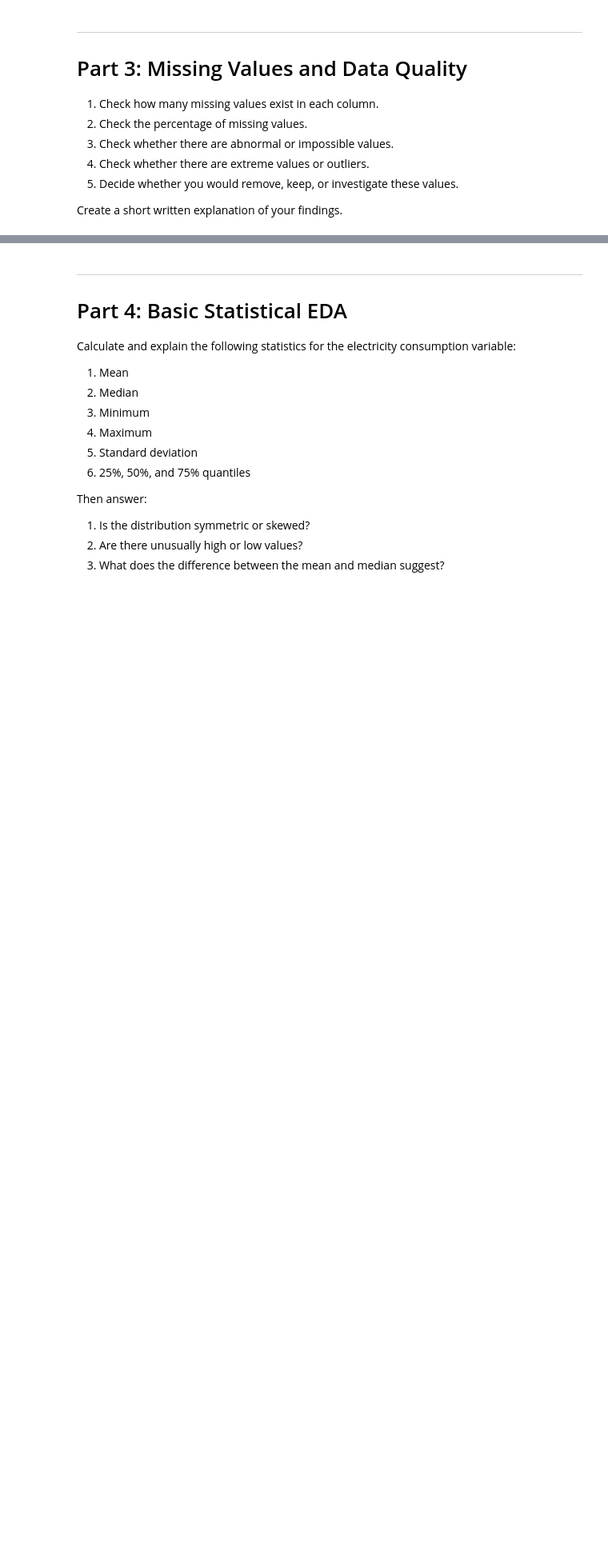
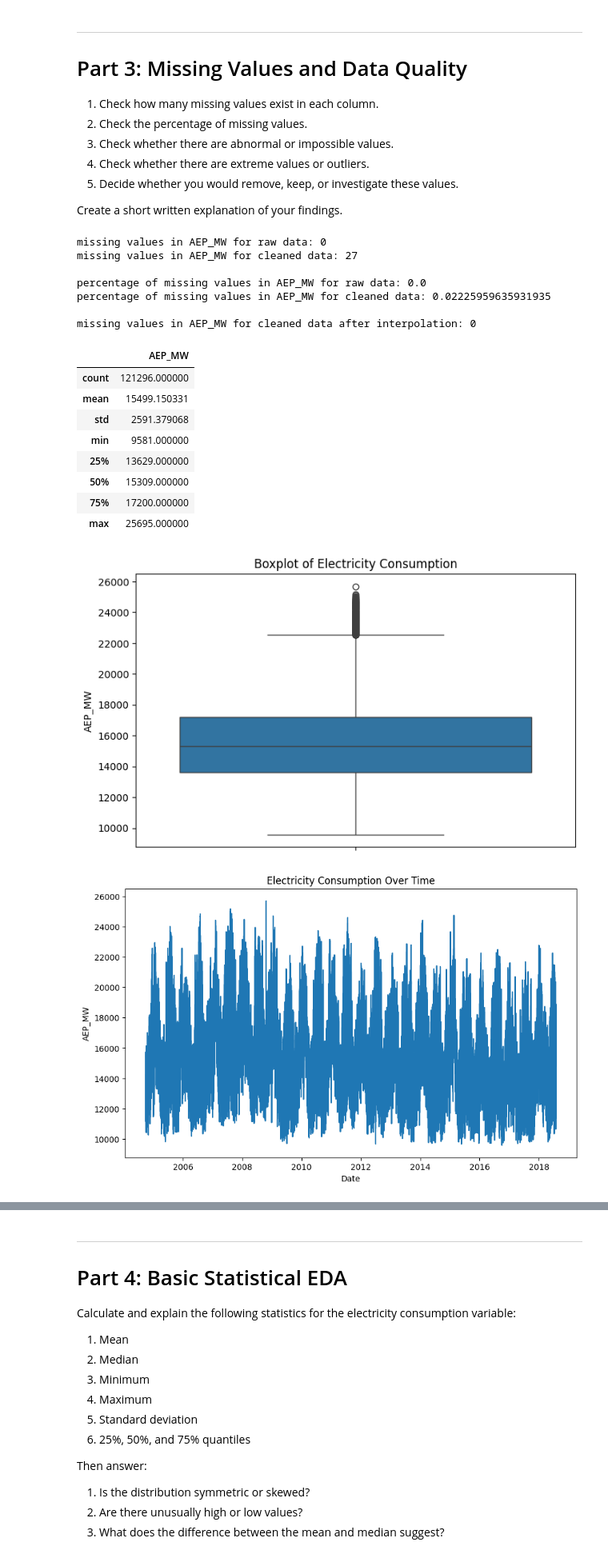
Before and after one commit to Etaiwi/time-series-analysis, a Jupyter notebook: Homework 1/01_time_series_eda_homework.ipynb, the cells around one changed output, grey strips where cells are left out. Shown at 80% size. Saved outputs shown, nothing was run; the diff lists cells and outputs as text; code cells hidden in the pictures; blank space fills up the shorter version.

```diff
--- a/Homework 1/01_time_series_eda_homework.ipynb
+++ b/Homework 1/01_time_series_eda_homework.ipynb
@@ -145,3 +252,58 @@ Write your interpretation here:
 5. Decide whether you would remove, keep, or investigate these values.
 
 Create a short written explanation of your findings.
+# %%
+# missing values in AEP_MW for raw and cleaned data
+print('missing values in AEP_MW for raw data:', df_raw['AEP_MW'].isna().sum())
+print('missing values in AEP_MW for cleaned data:', df['AEP_MW'].isna().sum())
+
+# percentrage of missing values
+print('\npercentage of missing values in AEP_MW for raw data:', 100 * df_raw['AEP_MW'].isna().sum() / len(df_raw))
+print('percentage of missing values in AEP_MW for cleaned data:', 100 * df['AEP_MW'].isna().sum() / len(df))
+
+# filling missing values with linear interpolation
+df['AEP_MW'] = df['AEP_MW'].interpolate(method='linear')
+print('\nmissing values in AEP_MW for cleaned data after interpolation:', df['AEP_MW'].isna().sum())
+
+# checking the data
+display(df.describe())
+
+# extreme/outliers
+plt.figure(figsize=(8, 5))
+sns.boxplot(y=df['AEP_MW'])
+plt.title('Boxplot of Electricity Consumption')
+plt.ylabel('AEP_MW')
+plt.show()
+
+plt.figure(figsize=(10, 6))
+plt.plot(df.index, df['AEP_MW'])
+plt.title('Electricity Consumption Over Time')
+plt.xlabel('Date')
+plt.ylabel('AEP_MW')
+plt.show()
+
+plt.figure(figsize=(10, 6))
+sns.histplot(x=df['AEP_MW'])
+plt.title('Histogram of Electricity Consumption')
+plt.xlabel('AEP_MW')
+plt.ylabel('Frequency')
+plt.show()
+# %% [output]
+missing values in AEP_MW for raw data: 0
+missing values in AEP_MW for cleaned data: 27
+
+percentage of missing values in AEP_MW for raw data: 0.0
+percentage of missing values in AEP_MW for cleaned data: 0.02225959635931935
+
+missing values in AEP_MW for cleaned data after interpolation: 0
+|  | AEP_MW |
+| count | 121296.000000 |
+| mean | 15499.150331 |
+| std | 2591.379068 |
+| min | 9581.000000 |
+| 25% | 13629.000000 |
+| 50% | 15309.000000 |
+| 75% | 17200.000000 |
+| max | 25695.000000 |
+[figure, added]
+[figure, added]
```
Also changed, not shown: parts of 27 cells of this notebook.
